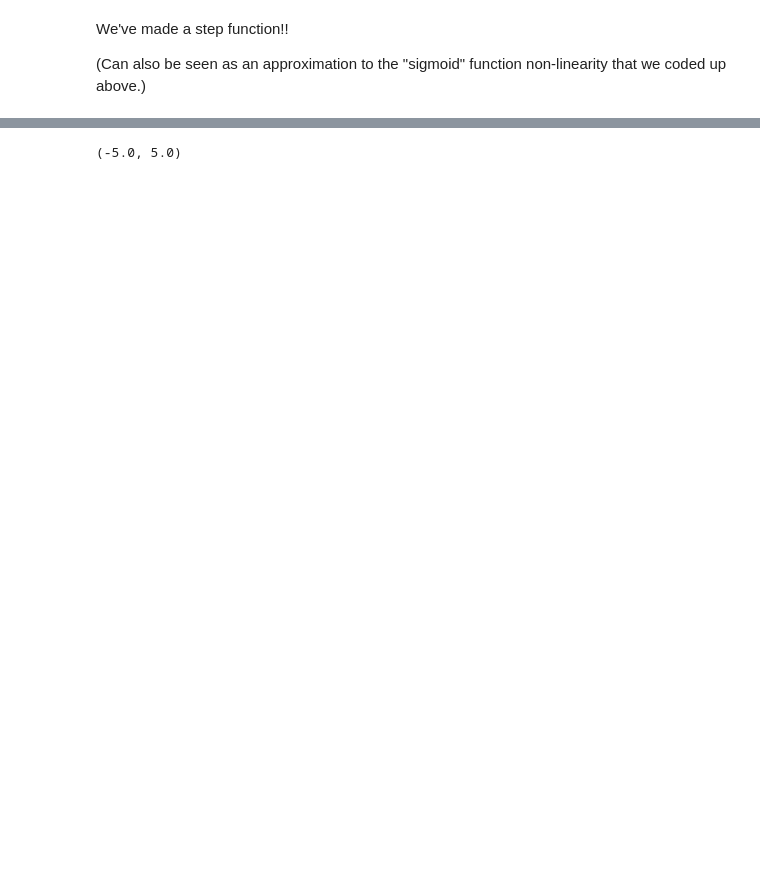
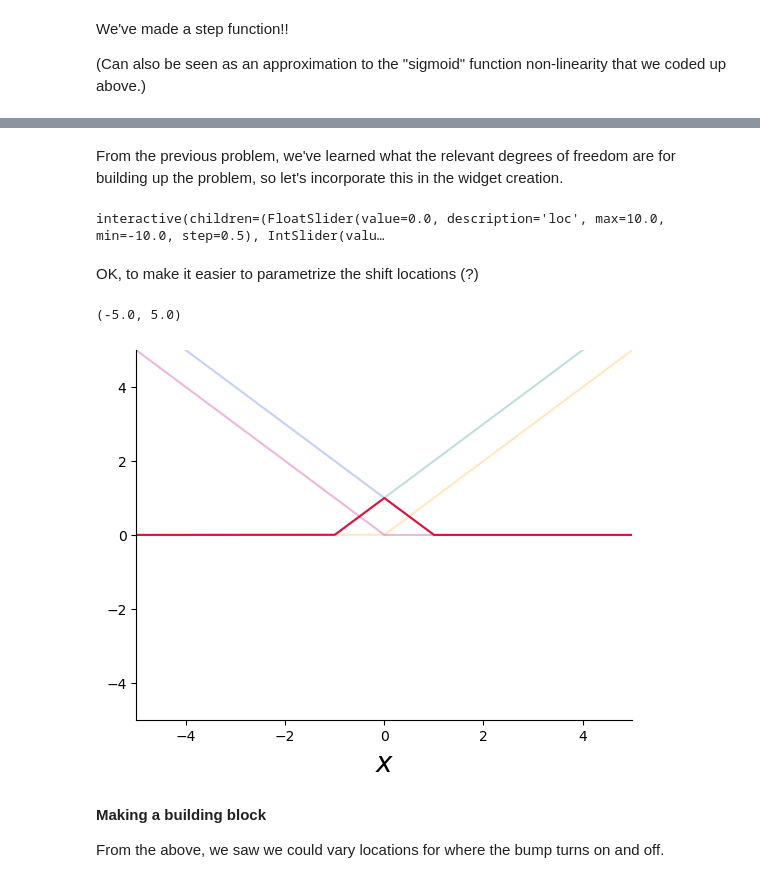
Before and after one commit to nhartman94/PALMS2024, a Jupyter notebook: NN-intuition.ipynb, the cells around one changed output, grey strips where cells are left out. Drawn from its saved outputs; the diff is of its cells as text; code cells hidden in the pictures; blank space fills up the shorter version.

```diff
--- a/NN-intuition.ipynb
+++ b/NN-intuition.ipynb
@@ -126,22 +173,67 @@ Now we have the corresponding "off" switch!
 
 Let's put the two pieces together... how do we get (?)
+# %% [markdown]
+From the previous problem, we've learned what the relevant degrees of freedom are for building up the problem, so let's incorporate this in the widget creation.
+# %%
+def off_switch(loc=0,height=1):
+    # Default values to reproduce the results in the slides
+    # w23,w13,b13 = 1,-1,0
+    # w24,w14,b14 = 1,-1,1
+
+    # Tie the weights that make sense to vary together
+    w23 = w24 = height
+    w13 = w14 = -10
+
+    b13 = loc * abs(w13)
+    b14 = b13 + 1
+
+    a3 = w23 * relu(w13*x+b13)
+    a4 = w24 * relu(w14*x+b14)
+
+    plt.plot(x,a3,color='mediumvioletred',alpha=.3)
+    plt.plot(x,a4,color='royalblue',alpha=.3)
+
+    plt.plot(x,a4-a3,color='crimson',)
+    plt.xlabel('$x$',fontsize=20)
+
+    ax = plt.gca()
+    ax.spines['right'].set_visible(False)
+    ax.spines['top'].set_visible(False)
+
+    plt.xlim(-5,5)
+    plt.ylim(-5,5)
+
+interact(off_switch,
+         loc=(-10,10,0.5)
+        )
+plt.show()
+# %% [output]
+interactive(children=(FloatSlider(value=0.0, description='loc', max=10.0, min=-10.0, step=0.5), IntSlider(valu…
+# %% [markdown]
+OK, to make it easier to parametrize the shift locations (?)
 # %%
-b_out = -1
+b2 = -1
 
 plt.plot(x,a1,color='orange',alpha=0.25)
 plt.plot(x,a2,color='teal',alpha=0.25)
 
 plt.plot(x,a3,color='mediumvioletred',alpha=.3)
 plt.plot(x,a4,color='royalblue',alpha=.3)
 
-plt.plot(x,-a1 + a2 + a4-a3 + b_out,color='crimson',)
+plt.plot(x,-a1 + a2 + a4-a3 + b2,color='crimson',)
+plt.xlabel('$x$',fontsize=20)
 
 ax = plt.gca()
 ax.spines['right'].set_visible(False)
 ax.spines['top'].set_visible(False)
 
 plt.xlim(-5,5)
 plt.ylim(-5,5)
 # %% [output]
 (-5.0, 5.0)
+[figure, added]
+# %% [markdown]
+**Making a building block**
+
+From the above, we saw we could vary locations for where the bump turns on and off.
 # %%
```
Also changed, not shown: parts of 18 cells of this notebook.
